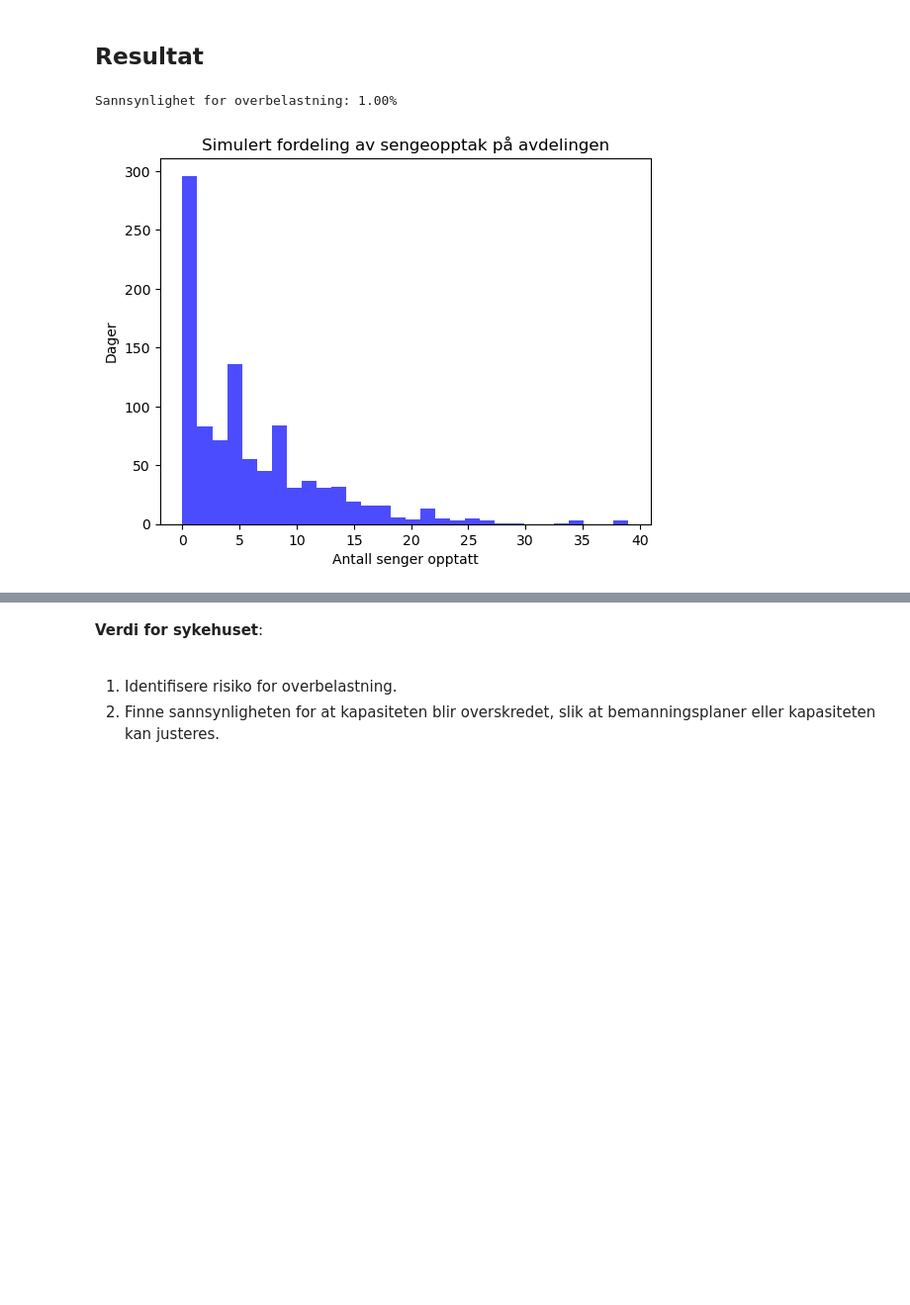
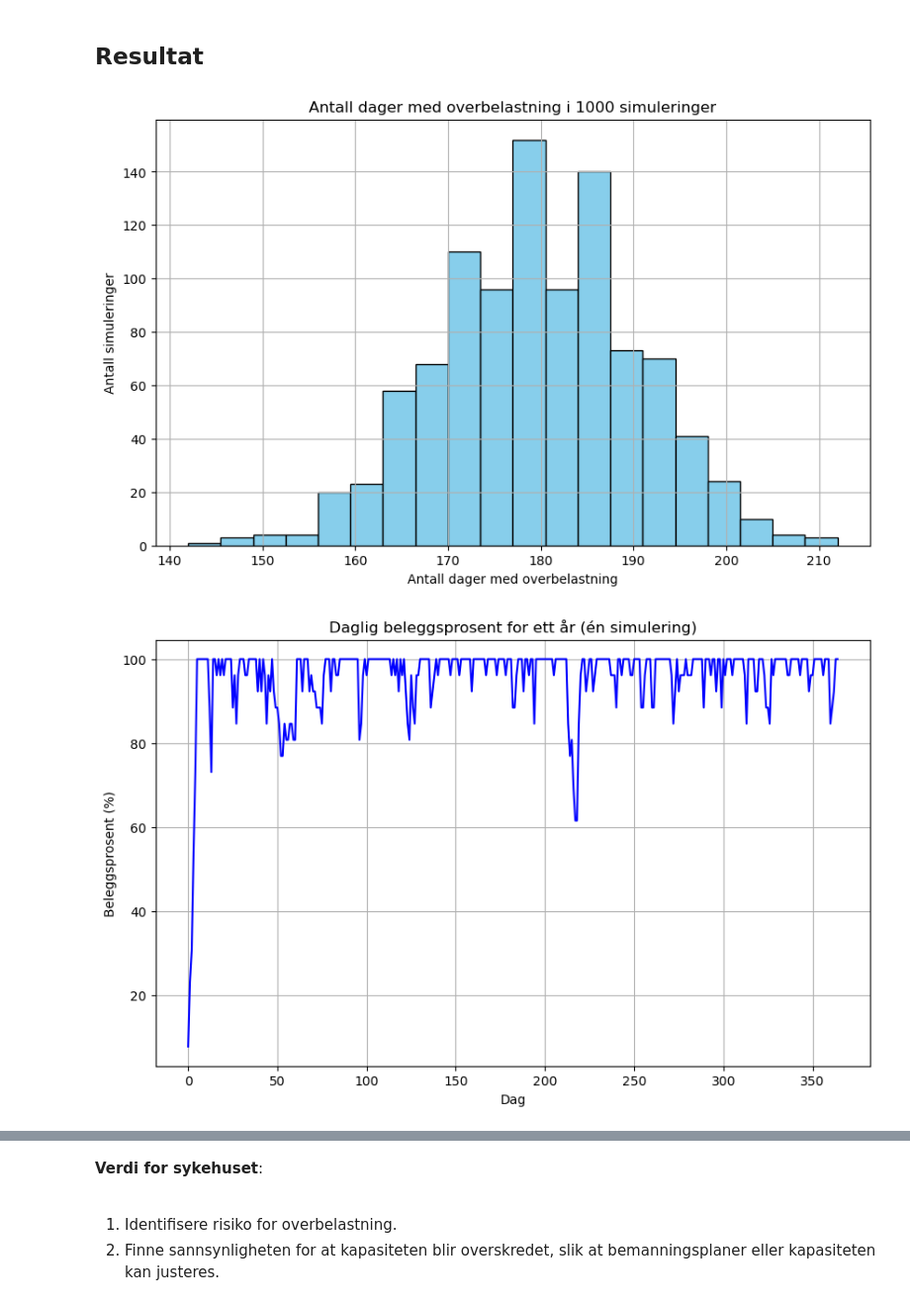
Before and after one commit to JoachimSvensson/HealthSector, a Jupyter notebook: monte_carlo.ipynb, the cells around one changed output, grey strips where cells are left out. Shown at 99% size. Cells and saved outputs as stored; diff of their text form; code cells hidden in the pictures; blank space fills up the shorter version.

Commit message:
added models accounting for 365 days a year

```diff
--- a/monte_carlo.ipynb
+++ b/monte_carlo.ipynb
@@ -22,3 +18,9 @@ iterations = 1000  # Antall simuleringer
+# %%
+days_in_year = 365
+total_beds = 26
+arrival_rate = 4 # Poisson
+average_stay = 10 # Normal
+num_simulations = 1000
 # %% [markdown]
 ## Monte Carlo
 # %% [markdown]
@@ -29,17 +31,3 @@ iterations = 1000  # Antall simuleringer
 1. Antall pasientankomster per dag (gjennomsnittlig eller historisk fordeling).<br>
 2. Gjennomsnittlig liggetid per pasient.<br>
 3. Totalt antall senger på avdelingen.<br>
-# %%
-overload_days = 0  # Dager med overbelastning
-daily_beds_occupied = []
-
-for _ in range(iterations):
-    try:
-        new_admissions = np.random.poisson(avg_daily_admissions) # daglige nyankomster
-        lengths_of_stay = np.random.exponential(avg_length_of_stay, new_admissions) # liggetid pr nye pasient
-        occupied_beds = sum([min(len(lengths_of_stay[lengths_of_stay > day]), total_beds) for day in range(int(max(lengths_of_stay)))]) # daglig antall pasienter på avdelingen
-    except:
-        occupied_beds = 0
-    daily_beds_occupied.append(occupied_beds)
-    if occupied_beds > total_beds: # overbelastet?
-        overload_days += 1
@@ -46,12 +108,33 @@ for _ in range(iterations):
 # %% [markdown]
 ## Resultat
-# %%
-print(f"Sannsynlighet for overbelastning: {overload_days / iterations * 100:.2f}%")
-plt.hist(daily_beds_occupied, bins=30, alpha=0.7, color='blue')
-plt.xlabel('Antall senger opptatt')
-plt.ylabel('Dager')
-plt.title('Simulert fordeling av sengeopptak på avdelingen')
-plt.show()
-# %% [output]
-Sannsynlighet for overbelastning: 1.00%
-[figure, removed]
+# %%
+# 1. antall dager med overbelastning
+plt.figure(figsize=(10, 6))
+plt.hist(all_overload_days, bins=20, color='skyblue', edgecolor='black')
+plt.title('Antall dager med overbelastning i 1000 simuleringer')
+plt.xlabel('Antall dager med overbelastning')
+plt.ylabel('Antall simuleringer')
+plt.grid(True)
+plt.show()
+
+# 2. daglig beleggsprosent for én simulering (visualisere årets belastning)
+plt.figure(figsize=(10, 6))
+plt.plot(range(days_in_year), np.array(all_occupancy_percents) * 100, color='blue')
+plt.title('Daglig beleggsprosent for ett år (én simulering)')
+plt.xlabel('Dag')
+plt.ylabel('Beleggsprosent (%)')
+plt.grid(True)
+plt.show()
+
+# 3. sannsynlighet for at pasienter må vente på seng
+plt.figure(figsize=(6, 6))
+labels = ['Fikk seng umiddelbart', 'Måtte vente på seng']
+sizes = [1 - waiting_probability, waiting_probability]
+colors = ['lightgreen', 'salmon']
+plt.pie(sizes, labels=labels, colors=colors, autopct='%1.1f%%', startangle=140)
+plt.title('Sannsynlighet for at pasienter må vente på seng')
+plt.axis('equal')
+plt.show()
+# %% [output]
+[figure, added]
+[figure, added]
```
Also changed, not shown: parts of 4 cells of this notebook, 3 other files.
